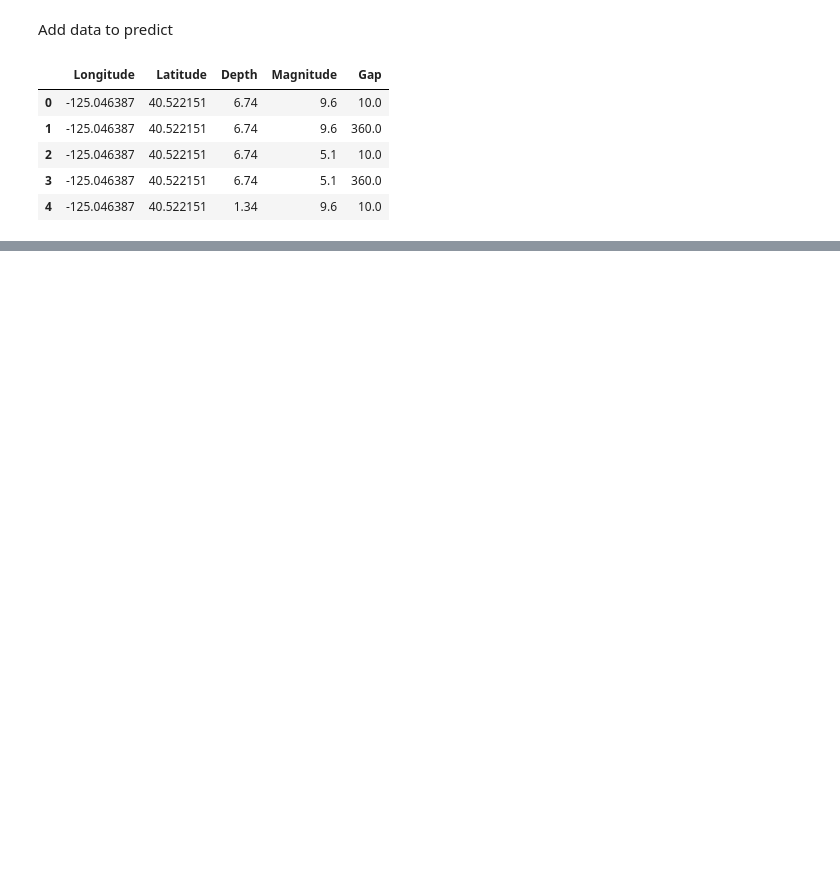
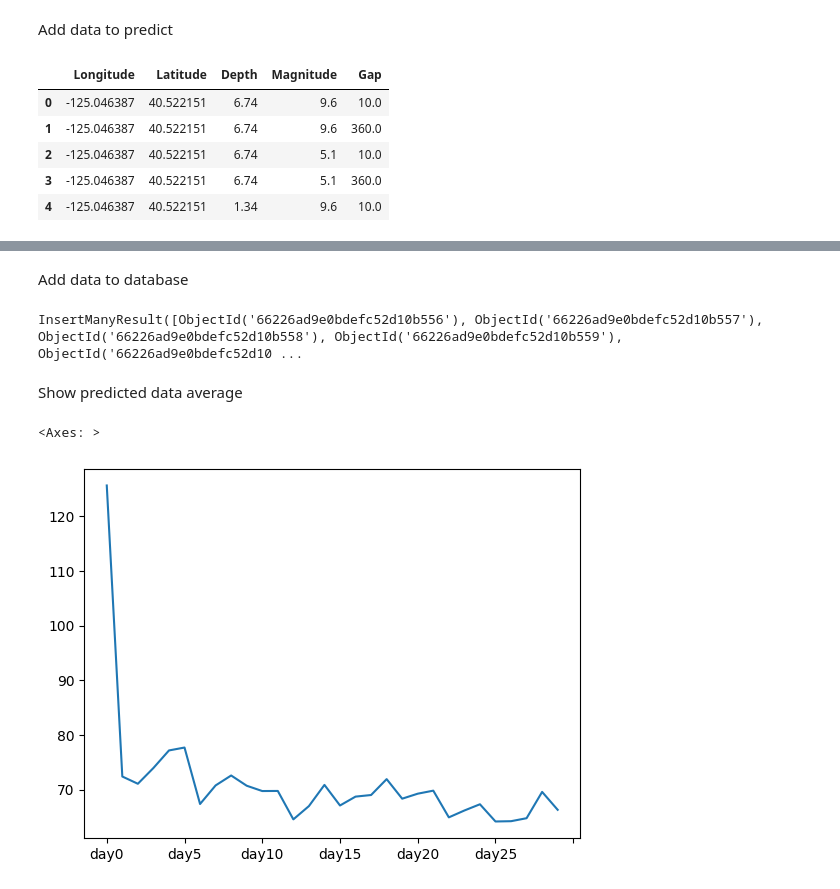
Before and after one commit to krattya/Natural-Disasters-App, a Jupyter notebook: forecast/forecast.ipynb, the cells around one changed output, grey strips where cells are left out. Saved outputs shown, nothing was run; the diff lists cells and outputs as text; code cells hidden in the pictures; blank space fills up the shorter version.

Commit message:
saving predictions to db

```diff
--- a/forecast/forecast.ipynb
+++ b/forecast/forecast.ipynb
@@ -154,3 +133,8 @@ SVR()
+# %%
+models = {}
+for i in range(30):
+    models["model_"+str(i)] = SVR()
+    models["model_"+str(i)].fit(X,days["y_"+str(i)])
 # %% [markdown]
 Add data to predict
 # %%
@@ -181,3 +162,0 @@ predictions = model.predict(data_to_predict[features])
-# %%
-data_to_predict["day0"] = predictions
-data_to_predict
@@ -201,0 +165,4 @@ data_to_predict
+# %%
+predictions = {}
+for i in range(30):
+    predictions["day"+str(i)] = models["model_"+str(i)].predict(data_to_predict[features].values)
@@ -201,0 +171,4 @@ data_to_predict
+# %%
+for i in range(30):
+    data_to_predict["day"+str(i)] = predictions["day"+str(i)]
+data_to_predict
@@ -201,0 +194,22 @@ data_to_predict
+# %% [markdown]
+Add data to database
+# %%
+MONGO_DATABASE_URI: str = "mongodb://root:example@localhost:27018"
+MONGO_DATABASE: str = "disaster_information"
+
+client = MongoClient(MONGO_DATABASE_URI)
+db = client.get_database(MONGO_DATABASE)
+collection = db["predictions"]
+data = data_to_predict.to_dict(orient="records")
+collection.delete_many({})
+collection.insert_many(data)
+# %% [output]
+InsertManyResult([ObjectId('66226ad9e0bdefc52d10b556'), ObjectId('66226ad9e0bdefc52d10b557'), ObjectId('66226ad9e0bdefc52d10b558'), ObjectId('66226ad9e0bdefc52d10b559'), ObjectId('66226ad9e0bdefc52d10 ...
+# %% [markdown]
+Show predicted data average
+# %%
+df_avg = data_to_predict[daylist].mean()
+df_avg.plot()
+# %% [output]
+<Axes: >
+[figure, added]
```
Also changed, not shown: parts of 13 cells of this notebook.
